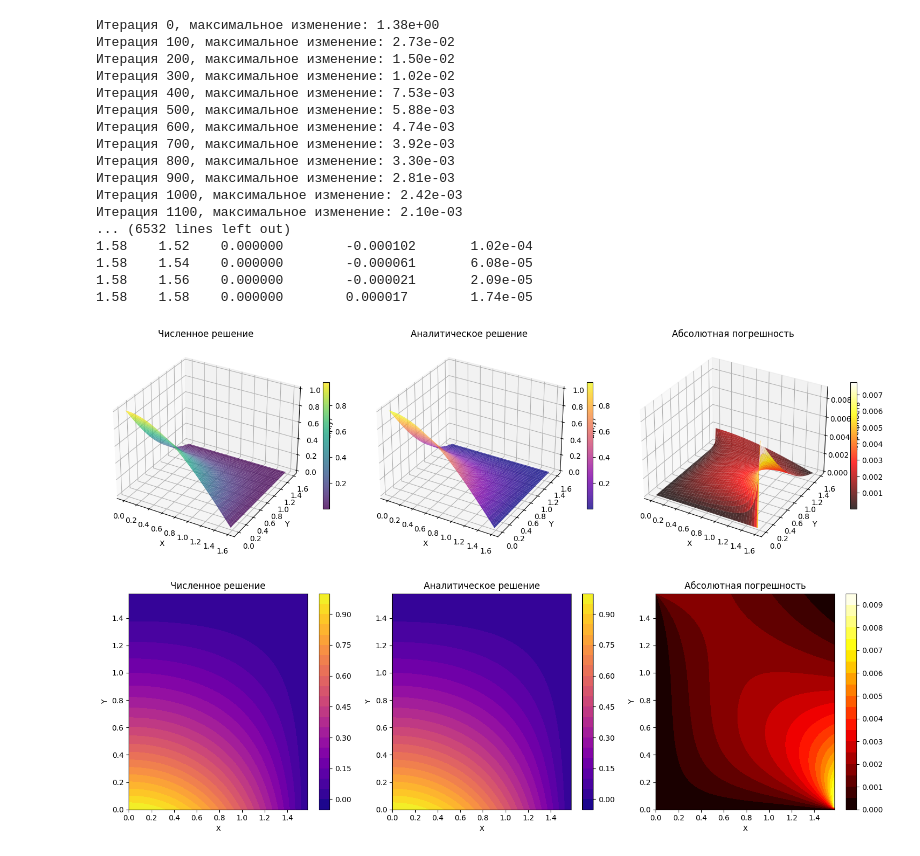
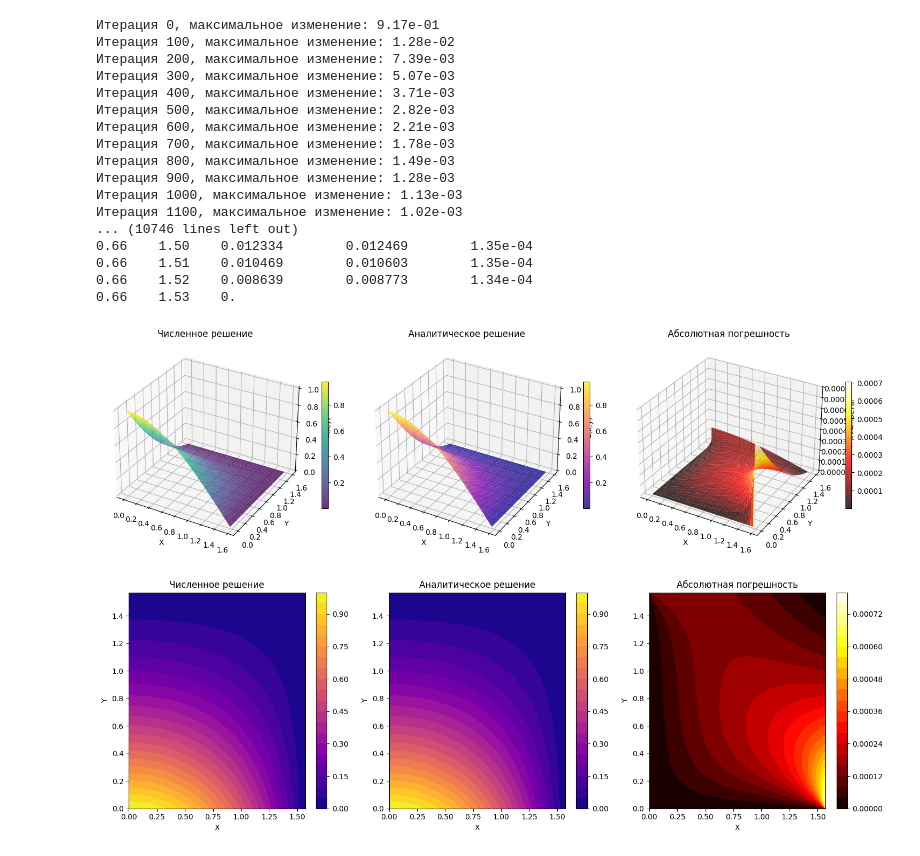
Before and after one commit to JonAJ21/numerical_methods, a Jupyter notebook: 7sem/l7.ipynb, the cells around one changed output. Saved outputs shown, nothing was run; the diff lists cells and outputs as text; code cells hidden in the pictures.

```diff
--- a/7sem/l7.ipynb
+++ b/7sem/l7.ipynb
@@ -38,8 +38,8 @@ Ly = np.pi / 2
 analytical_solution = lambda x, y: np.exp(-y) * np.cos(x) * np.cos(y)
 
 # Шаги сетки
-hx = 0.02
-hy = 0.02
+hx = 0.01
+hy = 0.01
 
 X = np.arange(0, Lx + hx/2, hx)
 Y = np.arange(0, Ly + hy/2, hy)
@@ -74,19 +74,10 @@ def solve_elliptic_equation(method="simple_iterations"):
                 (i / N) * u_num[N, j] +
                 (1 - j / M) * u_num[i, 0] +
                 (j / M) * u_num[i, M]
-            ) / 4
+            ) / 2
 
     for k in range(max_iter):
         u_old = u_num.copy()
-
-        # if abs(alpha1) < eps:
-        #     u_num[0, :] = gamma1(Y) / beta1
-        # if abs(alpha2) < eps:
-        #     u_num[N, :] = gamma2(Y) / beta2
-        # if abs(alpha3) < eps:
-        #     u_num[:, 0] = gamma3(X) / beta3
-        # if abs(alpha4) < eps:
-        #     u_num[:, M] = gamma4(X) / beta4
 
         for i in range(1, N):
             for j in range(1, M):
@@ -117,6 +108,17 @@ def solve_elliptic_equation(method="simple_iterations"):
                             ) / (2 * a_coeff / hx ** 2 + 2 * b_coeff / hy ** 2 + e_coeff)
                         ) + (1 - theta) * u_num[i, j]
                     )
+
+        if abs(alpha1) > eps:
+            u_num[0, :] = (gamma1(Y) - u_num[1, :] * (2 * alpha1 / hx) - u_num[2, :] * (-alpha1 / 2 / hx)) / (-3 * alpha1 / 2 / hx + beta1)
+        if abs(alpha2) > eps:
+            u_num[N, :] = (gamma2(Y) - u_num[N - 1, :] * (-2 * alpha2 / hx) - u_num[N - 2, :] * (alpha2 / 2 / hx)) / (3 * alpha2 / 2 / hx + beta2)
+        if abs(alpha3) > eps:
+            u_num[:, 0] = (gamma3(X) - u_num[:, 1] * (2 * alpha3 / hy) - u_num[:, 2] * (-alpha3 / 2 / hy)) / (-3 * alpha3 / 2 / hy + beta3)
+        if abs(alpha4) > eps:
+            u_num[:, M] = (gamma4(X) - u_num[:, M - 1] * (-2 * alpha4 / hy) - u_num[:, M - 2] * (alpha4 / 2 / hy)) / (3 * alpha4 / 2 / hy + beta4)
+
+
         if k % 100 == 0:
             print(f"Итерация {k}, максимальное изменение: {l2_norm(u_num, u_old):.2e}")
 
@@ -215,50 +217,50 @@ def print_comparison(u_num, u_analytical, absolute_error):
     print("X\tY\tЧисленное\tАналитическое\tПогрешность")
     print("-" * 60)
 
     for i, x in enumerate(X):
         for j, y in enumerate(Y):
             print(f"{x:.2f}\t{y:.2f}\t{u_num[i,j]:.6f}\t{u_analytical[i,j]:.6f}\t{absolute_error[i,j]:.2e}")
 
 if __name__ == "__main__":
     # Решение уравнения
     methods = ["libman", "zeidel", "upper_relaxation"]
-    u_num = solve_elliptic_equation(methods[1])
+    u_num = solve_elliptic_equation(methods[2])
 
     # Расчет погрешности
     u_analytical, absolute_error, relative_error, l1_error, l2_error, linf_error = calculate_error(u_num)
 
     # Вывод результатов погрешности
     print("\n" + "="*50)
     print("АНАЛИЗ ПОГРЕШНОСТИ")
     print("="*50)
     print(f"L1 норма погрешности: {l1_error:.2e}")
     print(f"L2 норма погрешности: {l2_error:.2e}")
     print(f"L∞ норма погрешности: {linf_error:.2e}")
     print(f"Средняя относительная погрешность: {np.mean(relative_error):.2e}")
     print(f"Максимальная относительная погрешность: {np.max(relative_error):.2e}")
 
     # Вывод сравнения в таблице
     print_comparison(u_num, u_analytical, absolute_error)
 
     # Визуализация
     plot_results(u_num, u_analytical, absolute_error)
 # %% [output]
-Итерация 0, максимальное изменение: 1.38e+00
-Итерация 100, максимальное изменение: 2.73e-02
-Итерация 200, максимальное изменение: 1.50e-02
-Итерация 300, максимальное изменение: 1.02e-02
-Итерация 400, максимальное изменение: 7.53e-03
-Итерация 500, максимальное изменение: 5.88e-03
-Итерация 600, максимальное изменение: 4.74e-03
-Итерация 700, максимальное изменение: 3.92e-03
-Итерация 800, максимальное изменение: 3.30e-03
-Итерация 900, максимальное изменение: 2.81e-03
-Итерация 1000, максимальное изменение: 2.42e-03
-Итерация 1100, максимальное изменение: 2.10e-03
-... (6532 lines left out)
-1.58    1.52    0.000000        -0.000102       1.02e-04
-1.58    1.54    0.000000        -0.000061       6.08e-05
-1.58    1.56    0.000000        -0.000021       2.09e-05
-1.58    1.58    0.000000        0.000017        1.74e-05
+Итерация 0, максимальное изменение: 9.17e-01
+Итерация 100, максимальное изменение: 1.28e-02
+Итерация 200, максимальное изменение: 7.39e-03
+Итерация 300, максимальное изменение: 5.07e-03
+Итерация 400, максимальное изменение: 3.71e-03
+Итерация 500, максимальное изменение: 2.82e-03
+Итерация 600, максимальное изменение: 2.21e-03
+Итерация 700, максимальное изменение: 1.78e-03
+Итерация 800, максимальное изменение: 1.49e-03
+Итерация 900, максимальное изменение: 1.28e-03
+Итерация 1000, максимальное изменение: 1.13e-03
+Итерация 1100, максимальное изменение: 1.02e-03
+... (10746 lines left out)
+0.66    1.50    0.012334        0.012469        1.35e-04
+0.66    1.51    0.010469        0.010603        1.35e-04
+0.66    1.52    0.008639        0.008773        1.34e-04
+0.66    1.53    0.
-[figure, old version]
+[figure, new version]
-[figure, old version]
+[figure, new version]
```
Also changed, not shown: 1 other file.
